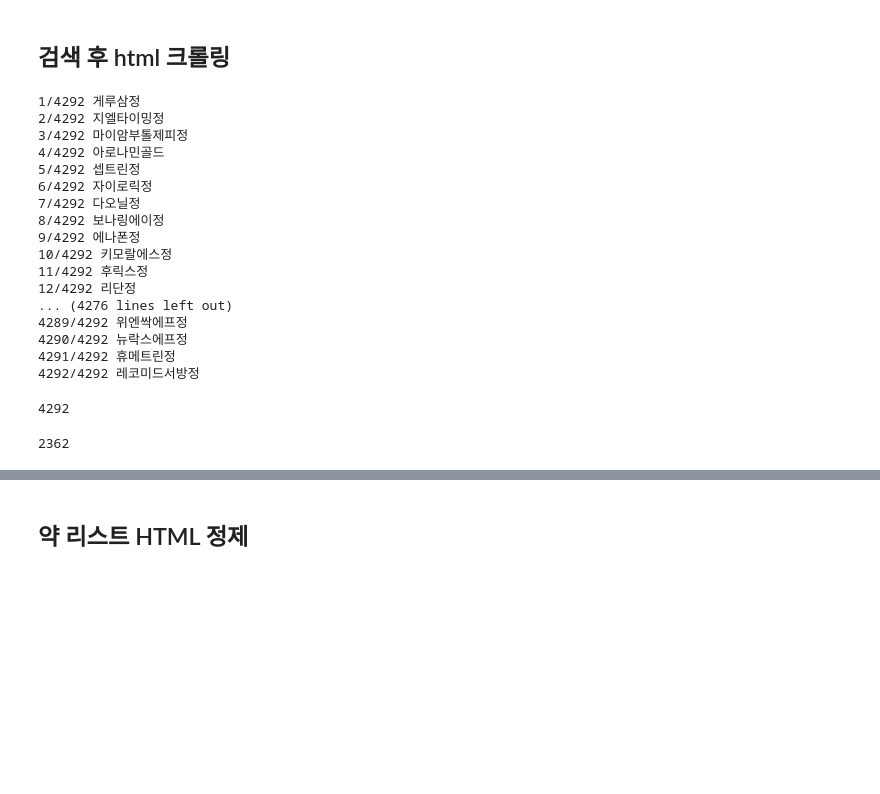
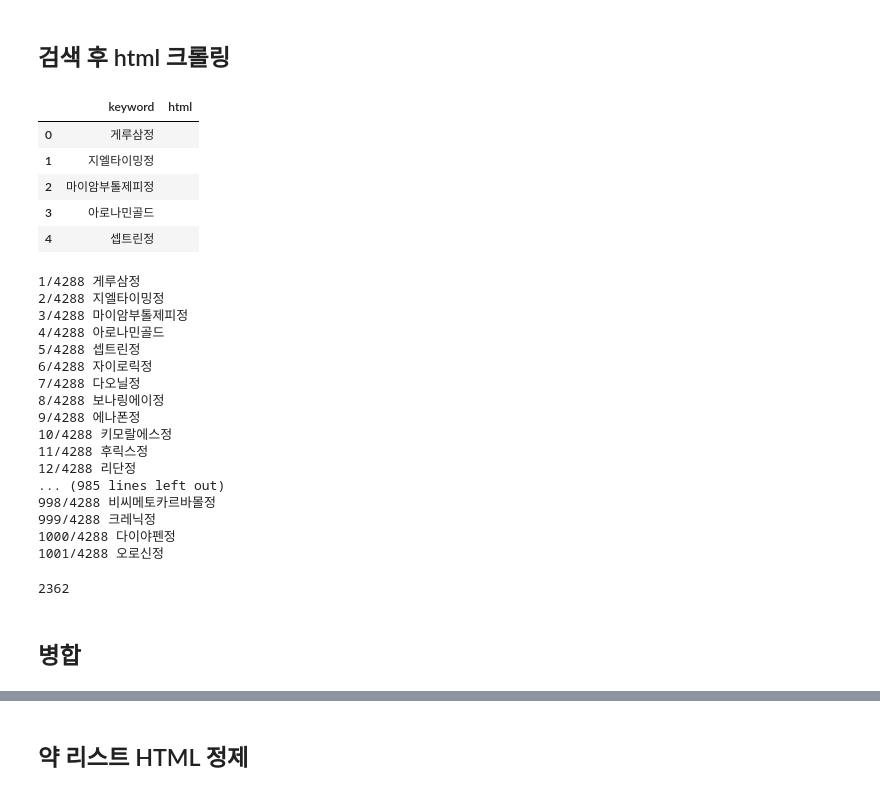
Before and after one commit to kimseo-0/Drug-Detection-Chatbot, a Jupyter notebook: data_collection/01_crowling_drug_data.ipynb, the cells around one changed output, grey strips where cells are left out. Drawn from its saved outputs; the diff is of its cells as text; code cells hidden in the pictures; blank space fills up the shorter version.

```diff
--- a/data_collection/01_crowling_drug_data.ipynb
+++ b/data_collection/01_crowling_drug_data.ipynb
@@ -281,29 +291,52 @@ keyword_list = df['name'].unique().tolist()
+# %%
+keyword_list = df['name'].unique().tolist()
+html_list = [''] * len(keyword_list)
+# %%
+import os
+if os.path.exists(data_base_path + "drug_search_html.csv"):
+    keyword_html_df = pd.read_csv(data_base_path + "drug_search_html.csv")
+else :
+    keyword_html_df = pd.DataFrame({
+    "keyword": keyword_list,
+    "html" : html_list
+})
+# %%
+keyword_html_df.head()
+# %% [output]
+|  | keyword | html |
+| 0 | 게루삼정 |  |
+| 1 | 지엘타이밍정 |  |
+| 2 | 마이암부톨제피정 |  |
+| 3 | 아로나민골드 |  |
+| 4 | 셉트린정 |  |
 # %%
-html_list = []
+start = 0
+end = 1000
 for i, keyword in enumerate(keyword_list):
-    html = search_keyword_html(driver, keyword)
-    html_list.append(html)
-    print(f"{i + 1}/{len(keyword_list)} {keyword}")
+    if i < start or i > end:
+        continue
+    if pd.isna(keyword_html_df.iloc[i]['html']) or keyword_html_df.iloc[i]['html'] == "":
+        html = search_keyword_html(driver, keyword)
+        keyword_html_df.loc[i, 'html'] = html
+        # html_list.append(html)
+        keyword_html_df.to_csv(data_base_path + "drug_search_html.csv", index=False)
+        print(f"{i + 1}/{len(keyword_list)} {keyword}")
 # %% [output]
-1/4292 게루삼정
-2/4292 지엘타이밍정
-3/4292 마이암부톨제피정
-4/4292 아로나민골드
-5/4292 셉트린정
-6/4292 자이로릭정
-7/4292 다오닐정
-8/4292 보나링에이정
-9/4292 에나폰정
-10/4292 키모랄에스정
-11/4292 후릭스정
-12/4292 리단정
-... (4276 lines left out)
-4289/4292 위엔싹에프정
-4290/4292 뉴락스에프정
-4291/4292 휴메트린정
-4292/4292 레코미드서방정
+1/4288 게루삼정
+2/4288 지엘타이밍정
+3/4288 마이암부톨제피정
+4/4288 아로나민골드
+5/4288 셉트린정
+6/4288 자이로릭정
+7/4288 다오닐정
+8/4288 보나링에이정
+9/4288 에나폰정
+10/4288 키모랄에스정
+11/4288 후릭스정
+12/4288 리단정
+... (985 lines left out)
+998/4288 비씨메토카르바몰정
+999/4288 크레닉정
+1000/4288 다이야펜정
+1001/4288 오로신정
-# %%
-len(html_list)
-# %% [output]
-4292
 # %%
@@ -317,3 +345,5 @@ keyword_html_df.to_csv(data_base_path + "drug_search_html.csv", index=False)
 len(keyword_html_df.loc[keyword_html_df['html'] != ''])
 # %% [output]
 2362
+# %% [markdown]
+## 병합
```
Also changed, not shown: parts of 40 cells of this notebook.
